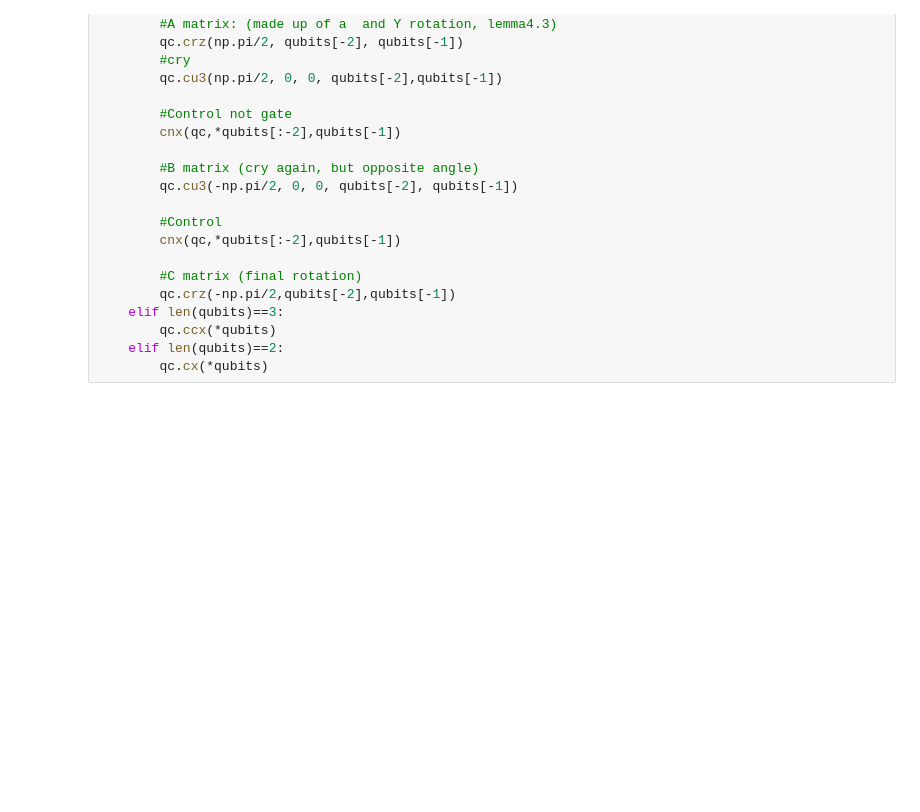
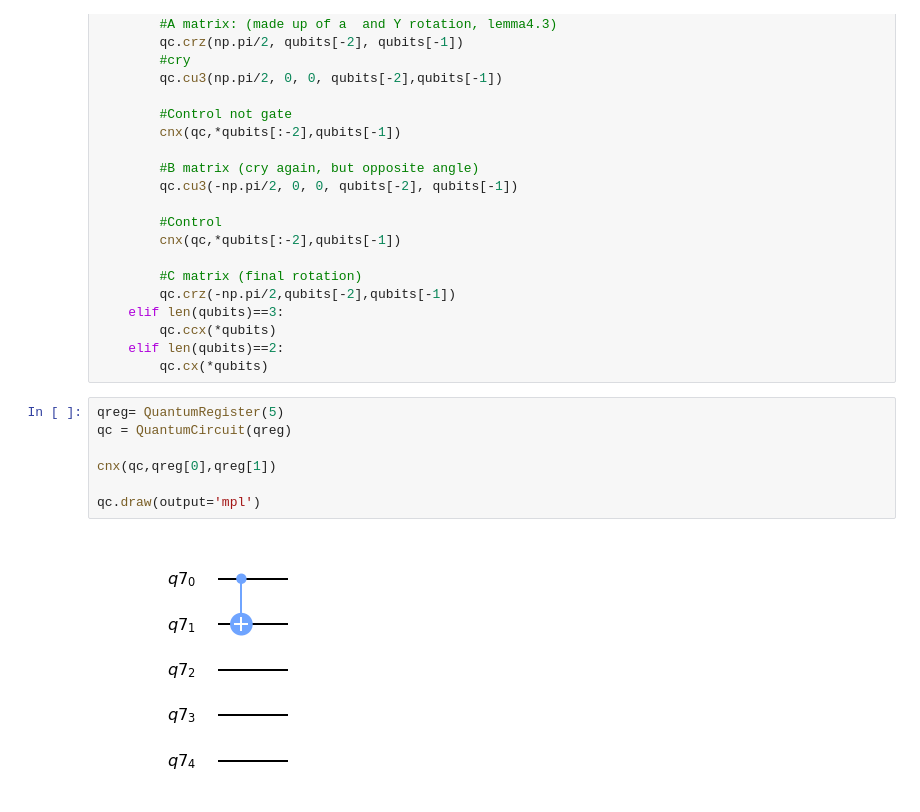
Before and after one commit to JaimePSantos/Dissertation-Tex-Code, a Jupyter notebook: Coding/Qiskit/Coined Quantum Walk/Coding/CnotDecomp.ipynb, the cells around one changed output. Saved outputs shown, nothing was run; the diff lists cells and outputs as text; blank space fills up the shorter version.

```diff
--- a/Coding/Qiskit/Coined Quantum Walk/Coding/CnotDecomp.ipynb
+++ b/Coding/Qiskit/Coined Quantum Walk/Coding/CnotDecomp.ipynb
@@ -75,3 +82,12 @@ def cnx(qc,*qubits):
         qc.ccx(*qubits)
     elif len(qubits)==2:
         qc.cx(*qubits)
+# %%
+qreg= QuantumRegister(5)
+qc = QuantumCircuit(qreg)
+
+cnx(qc,qreg[0],qreg[1])
+
+qc.draw(output='mpl')
+# %% [output]
+[figure, added]
```
Also changed, not shown: parts of 1 cell of this notebook, 4 other files.
